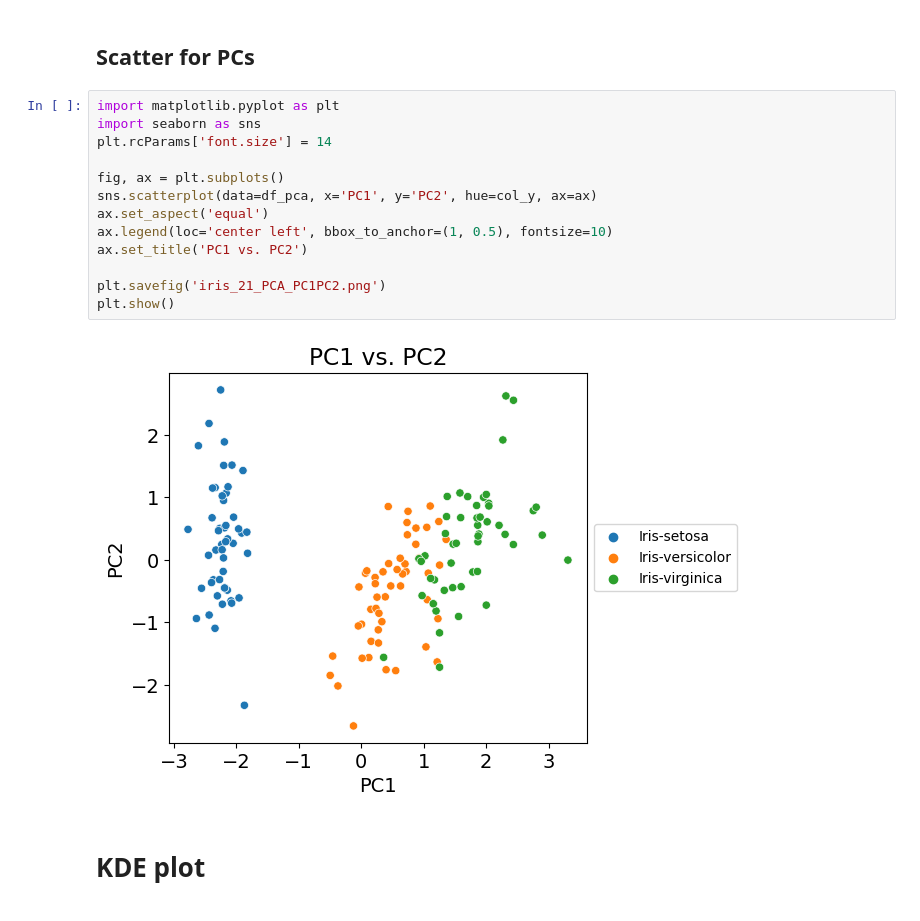
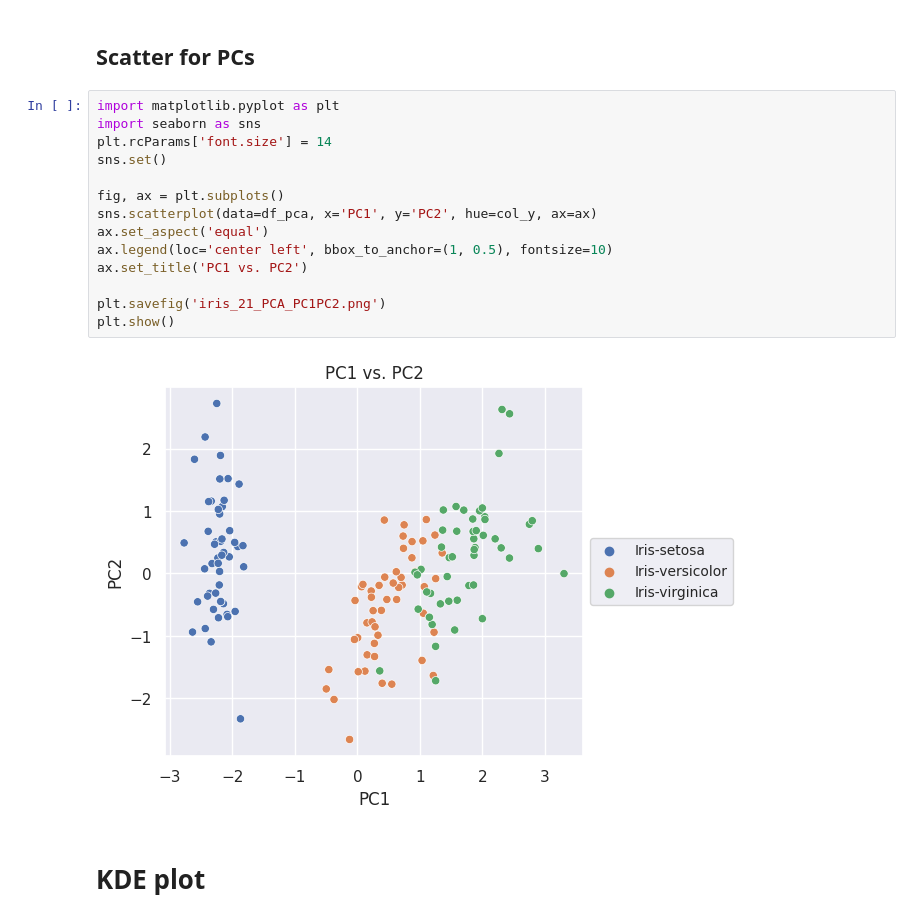
Before and after one commit to bitwalk123/MyNotebook, a Jupyter notebook: iris_PCA_py_2.ipynb, the cells around one changed output. Saved outputs shown, nothing was run; the diff lists cells and outputs as text.

```diff
--- a/iris_PCA_py_2.ipynb
+++ b/iris_PCA_py_2.ipynb
@@ -37,18 +37,19 @@ df_pca.insert(0, col_y, df[col_y].copy())
 # %%
 import matplotlib.pyplot as plt
 import seaborn as sns
 plt.rcParams['font.size'] = 14
+sns.set()
 
 fig, ax = plt.subplots()
 sns.scatterplot(data=df_pca, x='PC1', y='PC2', hue=col_y, ax=ax)
 ax.set_aspect('equal')
 ax.legend(loc='center left', bbox_to_anchor=(1, 0.5), fontsize=10)
 ax.set_title('PC1 vs. PC2')
 
 plt.savefig('iris_21_PCA_PC1PC2.png')
 plt.show()
 # %% [output]
-[figure, old version]
+[figure, new version]
 # %% [markdown]
 # KDE plot
 # %% [markdown]
```
Also changed, not shown: parts of 6 cells of this notebook, 11 other files.
